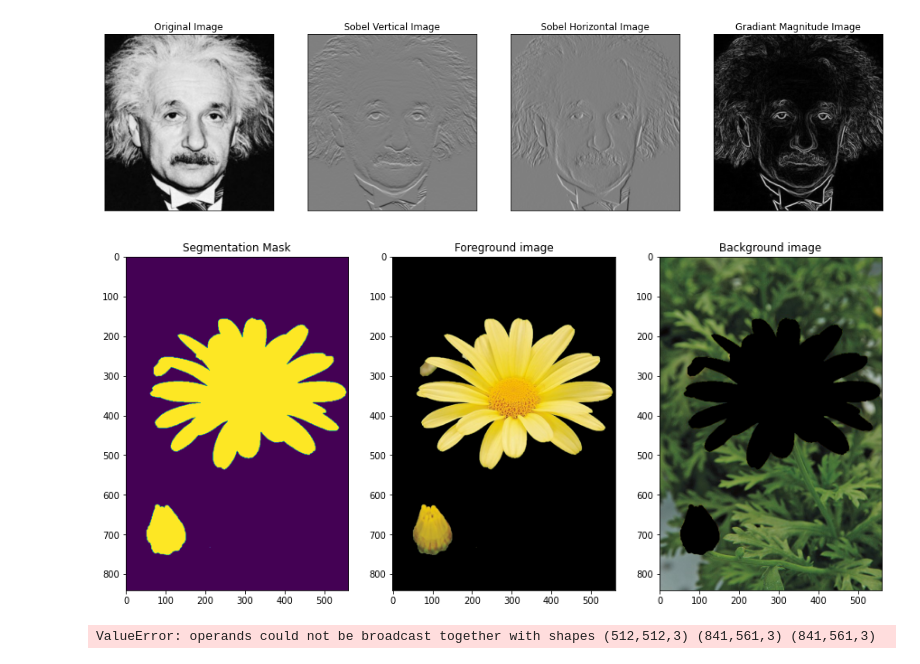
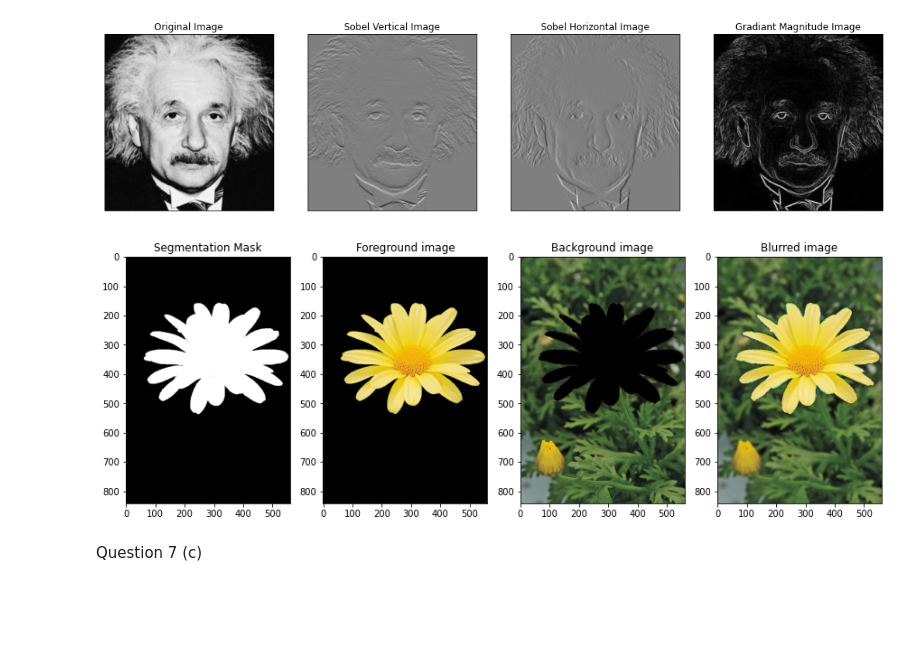
Before and after one commit to Yasara-Hasini/EN2550_Exercises, a Jupyter notebook: Assignment 1/Assignment 1.ipynb, the cells around one changed output. Cells and saved outputs as stored; diff of their text form; code cells hidden in the pictures; blank space fills up the shorter version.

```diff
--- a/Assignment 1/Assignment 1.ipynb
+++ b/Assignment 1/Assignment 1.ipynb
@@ -236,53 +280,38 @@ plt.show()
 # %%
 #Question 7 (a)
 import numpy as np
 import cv2 as cv
 import matplotlib.pyplot as plt
 
 img = cv.imread("daisy.jpg")
 mask = np.zeros(img.shape[:2], np.uint8)
 
 background_model = np.zeros((1,65), np.float64)
 foreground_model = np.zeros((1,65), np.float64)
-rectangle = (50,50,561,841)
+rectangle = (50,50,505,505)
 
 cv.grabCut(img, mask, rectangle, background_model,foreground_model, 5, cv.GC_INIT_WITH_RECT)
 mask1 = np.where((mask==2)|(mask==0),0,1).astype('uint8')
 
 img1 = img*mask1[:,:,np.newaxis]
-fig, ax = plt.subplots(1,3, figsize = (15,15))
-ax[0].imshow(mask1)
+fig, ax = plt.subplots(1,4, figsize = (15,15))
+ax[0].imshow(mask1, cmap='gray')
 ax[0].set_title("Segmentation Mask")
 ax[1].imshow(cv.cvtColor(img1, cv.COLOR_BGR2RGB))
 ax[1].set_title("Foreground image")
 
 cv.grabCut(img, mask, rectangle, background_model,foreground_model, 5, cv.GC_INIT_WITH_RECT)
 mask2 = np.where((mask==3)|(mask==1),0,1).astype('uint8')
 img2 = img*mask2[:,:,np.newaxis]
 ax[2].imshow(cv.cvtColor(img2, cv.COLOR_BGR2RGB))
 ax[2].set_title("Background image")
 
-#plt.colorbar()
+#Question 7 (b)
+blurred_img = img1 + cv.GaussianBlur(img2,(15,15),0)
+ax[3].imshow(cv.cvtColor(blurred_img, cv.COLOR_BGR2RGB))
+ax[3].set_title("Blurred image")
 plt.show()
 # %% [output]
-[figure, old version]
+[figure, new version]
-# %%
-#Question 7(b)
-import numpy as np
-import cv2 as cv
-
-img = cv.imread("daisy.jpg")
-blurred_img = cv.GaussianBlur(img,(21,21),0)
-
-mask = np.zeros((512,512,3),dtype=np.uint8)
-mask = cv.circle(mask,(258,258),100,(255,255,255),-1)
-
-img1 = np.where(mask==np.array([255,255,255]),img,blurred_img)
-fig, ax = plt.subplots(1,2, figsize = (15,15))
-ax[0].imshow(img)
-ax[0].set_title("Original image")
-ax[1].imshow(img1)
-ax[1].set_title("Blurred image")
-plt.show()
-# %% [output]
-ValueError: operands could not be broadcast together with shapes (512,512,3) (841,561,3) (841,561,3)
+# %% [markdown]
+Question 7 (c)
```
Also changed, not shown: parts of 8 cells of this notebook.
